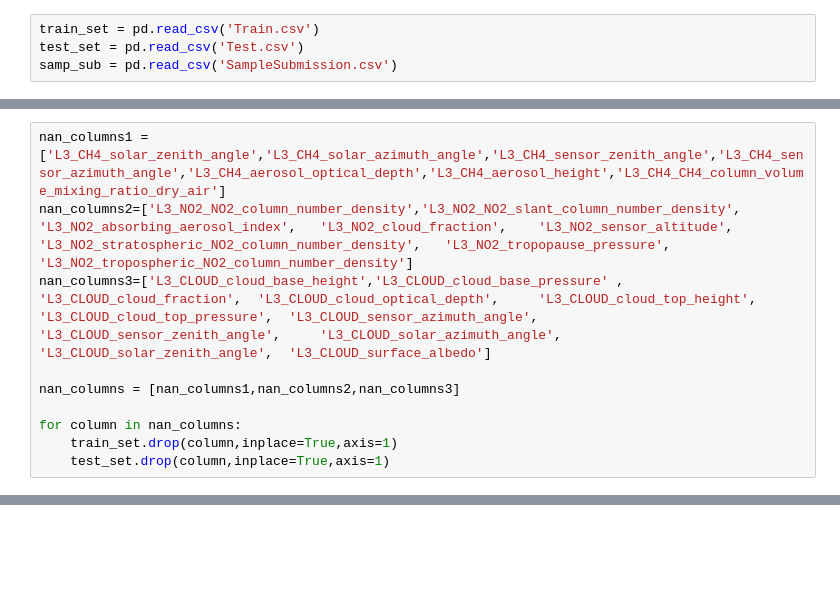
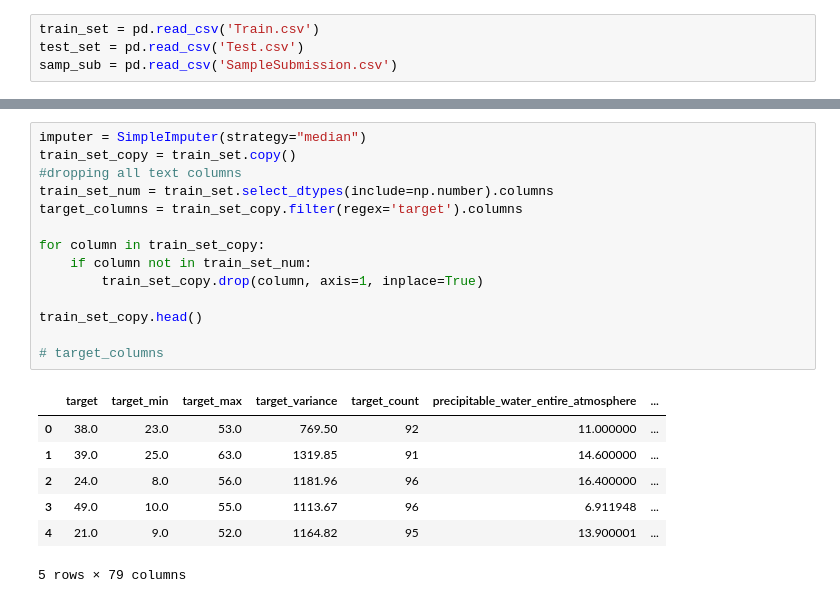
Before and after one commit to JerryAgbesi/Zindi--AI-challenges, a Jupyter notebook: Urban air pollution/urban_pollution.ipynb, the cells around one changed output, grey strips where cells are left out. Drawn from its saved outputs; the diff is of its cells as text; blank space fills up the shorter version.

```diff
--- a/Urban air pollution/urban_pollution.ipynb
+++ b/Urban air pollution/urban_pollution.ipynb
@@ -76,10 +23,0 @@ dtype: int64
-# %%
-nan_columns1 = ['L3_CH4_solar_zenith_angle','L3_CH4_solar_azimuth_angle','L3_CH4_sensor_zenith_angle','L3_CH4_sensor_azimuth_angle','L3_CH4_aerosol_optical_depth','L3_CH4_aerosol_height','L3_CH4_CH4_column_volume_mixing_ratio_dry_air']
-nan_columns2=['L3_NO2_NO2_column_number_density','L3_NO2_NO2_slant_column_number_density', 	'L3_NO2_absorbing_aerosol_index', 	'L3_NO2_cloud_fraction', 	'L3_NO2_sensor_altitude',	'L3_NO2_stratospheric_NO2_column_number_density', 	'L3_NO2_tropopause_pressure', 	'L3_NO2_tropospheric_NO2_column_number_density']
-nan_columns3=['L3_CLOUD_cloud_base_height','L3_CLOUD_cloud_base_pressure' ,	'L3_CLOUD_cloud_fraction', 	'L3_CLOUD_cloud_optical_depth', 	'L3_CLOUD_cloud_top_height', 	'L3_CLOUD_cloud_top_pressure', 	'L3_CLOUD_sensor_azimuth_angle', 	'L3_CLOUD_sensor_zenith_angle', 	'L3_CLOUD_solar_azimuth_angle', 	'L3_CLOUD_solar_zenith_angle', 	'L3_CLOUD_surface_albedo']
-
-nan_columns = [nan_columns1,nan_columns2,nan_columns3]
-
-for column in nan_columns:
-    train_set.drop(column,inplace=True,axis=1)
-    test_set.drop(column,inplace=True,axis=1)
@@ -85,0 +43,22 @@ for column in nan_columns:
+# %%
+imputer = SimpleImputer(strategy="median")
+train_set_copy = train_set.copy()
+#dropping all text columns
+train_set_num = train_set.select_dtypes(include=np.number).columns
+target_columns = train_set_copy.filter(regex='target').columns
+
+for column in train_set_copy:
+    if column not in train_set_num:
+        train_set_copy.drop(column, axis=1, inplace=True)
+
+train_set_copy.head()
+
+# target_columns
+# %% [output]
+|  | target | target_min | target_max | target_variance | target_count | precipitable_water_entire_atmosphere | ... |
+| 0 | 38.0 | 23.0 | 53.0 | 769.50 | 92 | 11.000000 | ... |
+| 1 | 39.0 | 25.0 | 63.0 | 1319.85 | 91 | 14.600000 | ... |
+| 2 | 24.0 | 8.0 | 56.0 | 1181.96 | 96 | 16.400000 | ... |
+| 3 | 49.0 | 10.0 | 55.0 | 1113.67 | 96 | 6.911948 | ... |
+| 4 | 21.0 | 9.0 | 52.0 | 1164.82 | 95 | 13.900001 | ... |
+5 rows × 79 columns
```
Also changed, not shown: parts of 30 cells of this notebook, 1 other file.
